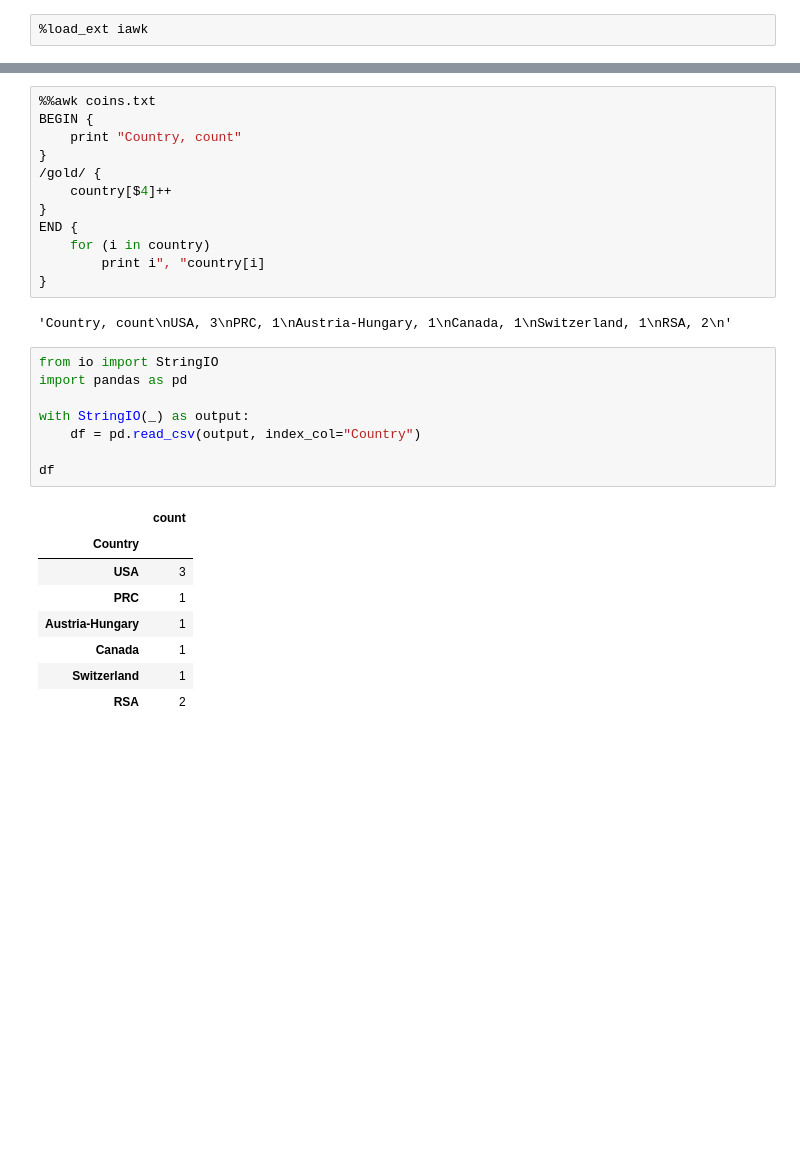
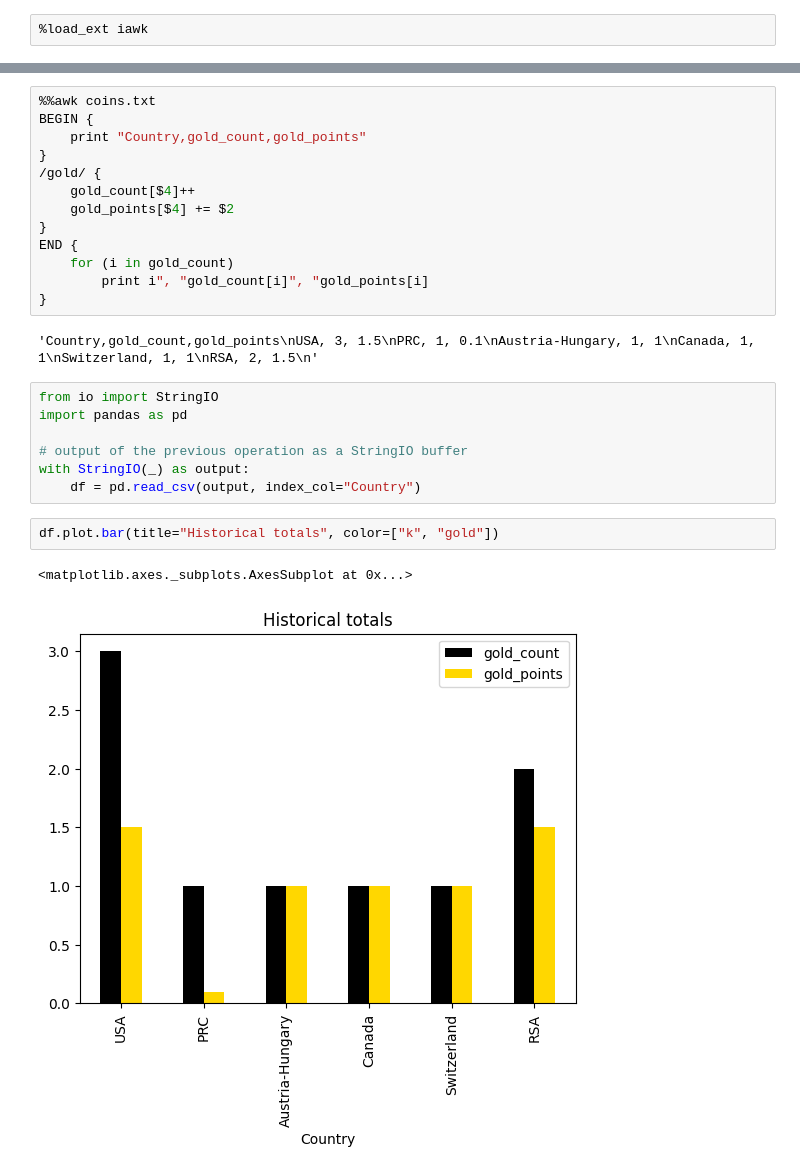
Before and after one commit to ashwinvis/awkupy, a Jupyter notebook: doc/examples/coins_histogram.ipynb, the cells around one changed output, grey strips where cells are left out. Drawn from its saved outputs; the diff is of its cells as text; blank space fills up the shorter version.

```diff
--- a/doc/examples/coins_histogram.ipynb
+++ b/doc/examples/coins_histogram.ipynb
@@ -3,31 +23,27 @@
 # %%
 %%awk coins.txt
 BEGIN {
-    print "Country, count"
+    print "Country,gold_count,gold_points"
 }
 /gold/ {
-    country[$4]++
+    gold_count[$4]++
+    gold_points[$4] += $2
 }
 END {
-    for (i in country)
-        print i", "country[i]
+    for (i in gold_count)
+        print i", "gold_count[i]", "gold_points[i]
 }
 # %% [output]
-'Country, count\nUSA, 3\nPRC, 1\nAustria-Hungary, 1\nCanada, 1\nSwitzerland, 1\nRSA, 2\n'
+'Country,gold_count,gold_points\nUSA, 3, 1.5\nPRC, 1, 0.1\nAustria-Hungary, 1, 1\nCanada, 1, 1\nSwitzerland, 1, 1\nRSA, 2, 1.5\n'
 # %%
 from io import StringIO
 import pandas as pd
 
+# output of the previous operation as a StringIO buffer
 with StringIO(_) as output:
     df = pd.read_csv(output, index_col="Country")
-
-df
-# %% [output]
-|  | count |
-| Country |  |
-| USA | 3 |
-| PRC | 1 |
-| Austria-Hungary | 1 |
-| Canada | 1 |
-| Switzerland | 1 |
-| RSA | 2 |
+# %%
+df.plot.bar(title="Historical totals", color=["k", "gold"])
+# %% [output]
+<matplotlib.axes._subplots.AxesSubplot at 0x...>
+[figure, added]
```
Also changed, not shown: parts of 7 cells of this notebook, 3 other files.
